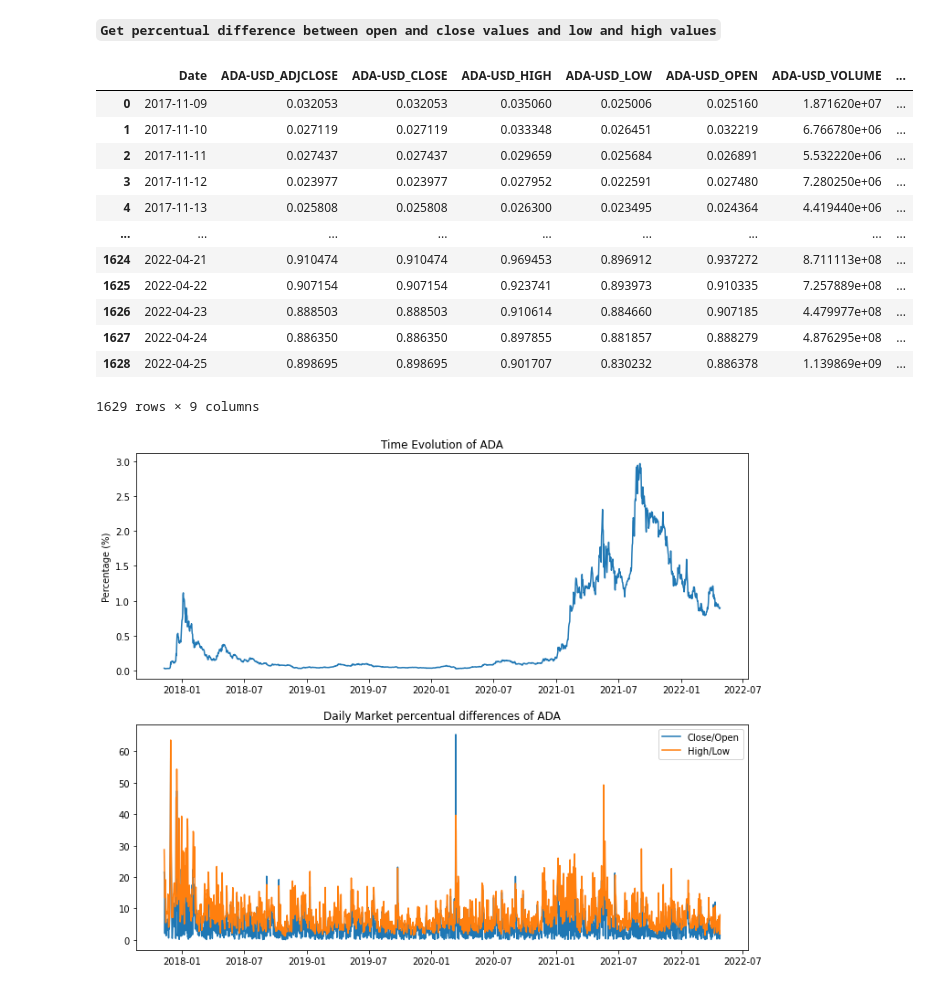
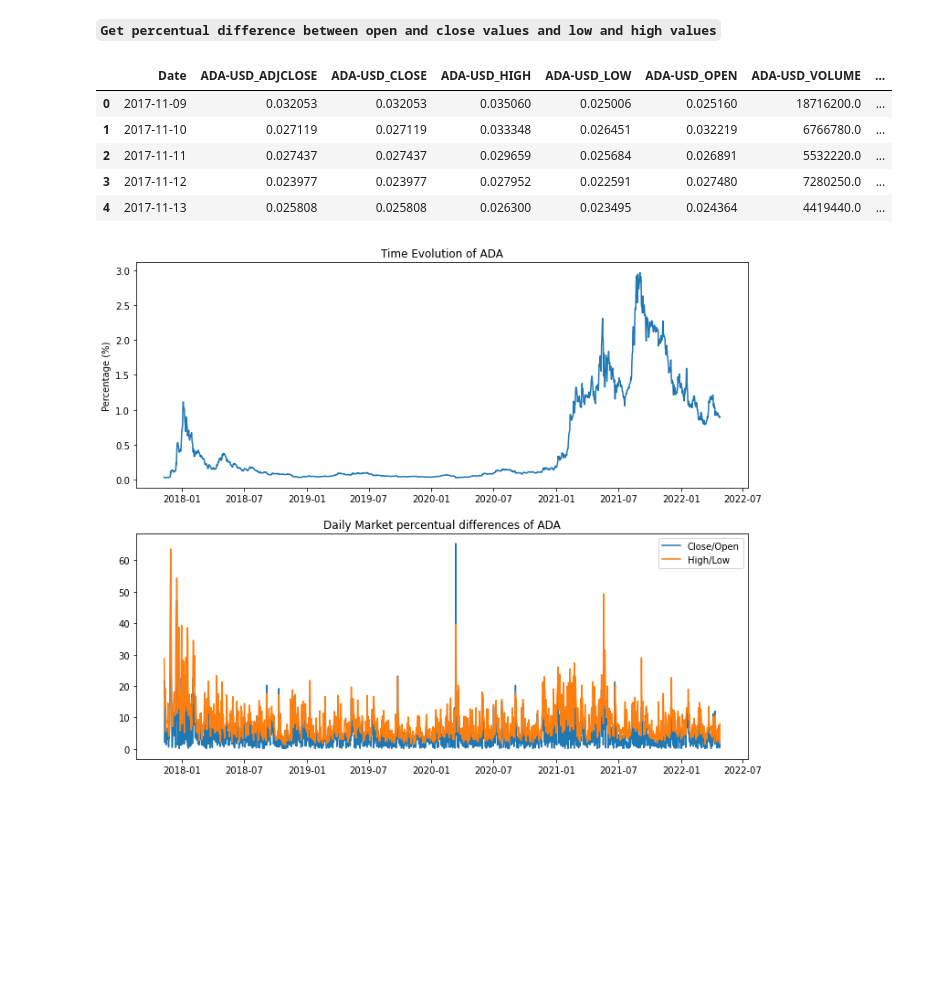
Before and after one commit to rodrigomfguedes/business-cases-21-22, a Jupyter notebook: BC4_crypto_forecasting/scripts/preprocessing.ipynb, the cells around one changed output. Saved outputs shown, nothing was run; the diff lists cells and outputs as text; code cells hidden in the pictures; blank space fills up the shorter version.

```diff
--- a/BC4_crypto_forecasting/scripts/preprocessing.ipynb
+++ b/BC4_crypto_forecasting/scripts/preprocessing.ipynb
@@ -396,21 +300,14 @@ df
 # %%
 df['pctDiff_CloseOpen'] = abs((df[df.columns[2]]-df[df.columns[5]])/df[df.columns[2]])*100
 df['pctDiff_HighLow'] = abs((df[df.columns[3]]-df[df.columns[4]])/df[df.columns[3]])*100
-df
+df.head()
 # %% [output]
 |  | Date | ADA-USD_ADJCLOSE | ADA-USD_CLOSE | ADA-USD_HIGH | ADA-USD_LOW | ADA-USD_OPEN | ADA-USD_VOLUME | ... |
-| 0 | 2017-11-09 | 0.032053 | 0.032053 | 0.035060 | 0.025006 | 0.025160 | 1.871620e+07 | ... |
-| 1 | 2017-11-10 | 0.027119 | 0.027119 | 0.033348 | 0.026451 | 0.032219 | 6.766780e+06 | ... |
-| 2 | 2017-11-11 | 0.027437 | 0.027437 | 0.029659 | 0.025684 | 0.026891 | 5.532220e+06 | ... |
-| 3 | 2017-11-12 | 0.023977 | 0.023977 | 0.027952 | 0.022591 | 0.027480 | 7.280250e+06 | ... |
-| 4 | 2017-11-13 | 0.025808 | 0.025808 | 0.026300 | 0.023495 | 0.024364 | 4.419440e+06 | ... |
-| ... | ... | ... | ... | ... | ... | ... | ... | ... |
-| 1624 | 2022-04-21 | 0.910474 | 0.910474 | 0.969453 | 0.896912 | 0.937272 | 8.711113e+08 | ... |
-| 1625 | 2022-04-22 | 0.907154 | 0.907154 | 0.923741 | 0.893973 | 0.910335 | 7.257889e+08 | ... |
-| 1626 | 2022-04-23 | 0.888503 | 0.888503 | 0.910614 | 0.884660 | 0.907185 | 4.479977e+08 | ... |
-| 1627 | 2022-04-24 | 0.886350 | 0.886350 | 0.897855 | 0.881857 | 0.888279 | 4.876295e+08 | ... |
-| 1628 | 2022-04-25 | 0.898695 | 0.898695 | 0.901707 | 0.830232 | 0.886378 | 1.139869e+09 | ... |
+| 0 | 2017-11-09 | 0.032053 | 0.032053 | 0.035060 | 0.025006 | 0.025160 | 18716200.0 | ... |
+| 1 | 2017-11-10 | 0.027119 | 0.027119 | 0.033348 | 0.026451 | 0.032219 | 6766780.0 | ... |
+| 2 | 2017-11-11 | 0.027437 | 0.027437 | 0.029659 | 0.025684 | 0.026891 | 5532220.0 | ... |
+| 3 | 2017-11-12 | 0.023977 | 0.023977 | 0.027952 | 0.022591 | 0.027480 | 7280250.0 | ... |
+| 4 | 2017-11-13 | 0.025808 | 0.025808 | 0.026300 | 0.023495 | 0.024364 | 4419440.0 | ... |
-1629 rows × 9 columns
 # %%
 def plot_coinValue(df):
 
```
Also changed, not shown: parts of 5 cells of this notebook, 6 other files.
